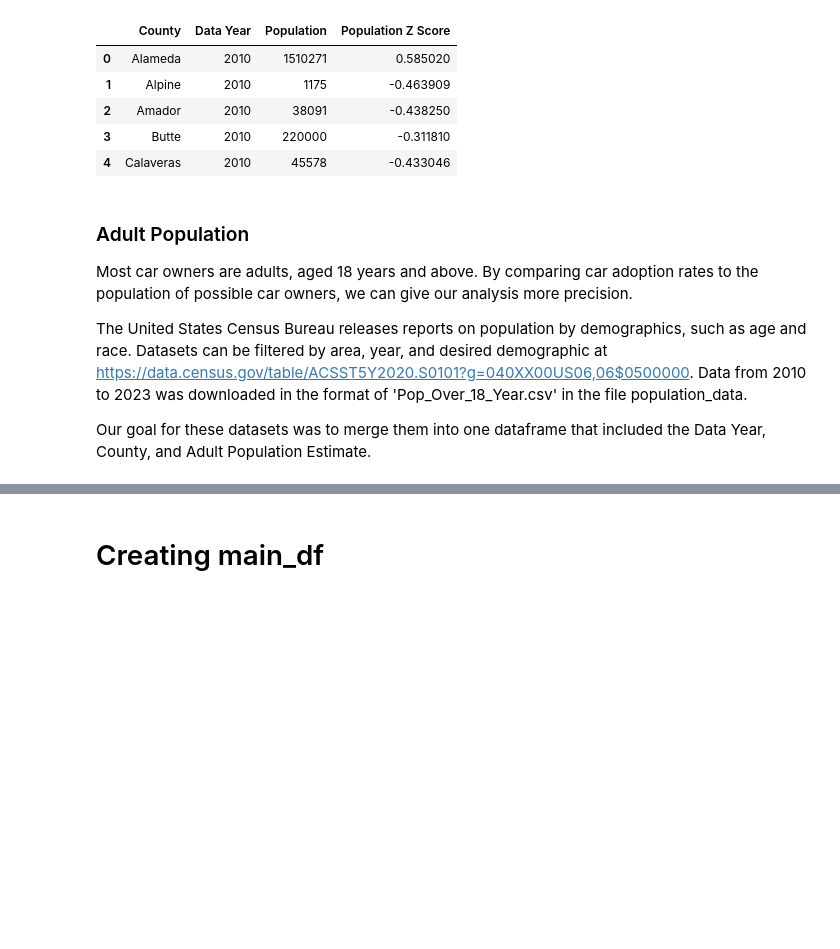
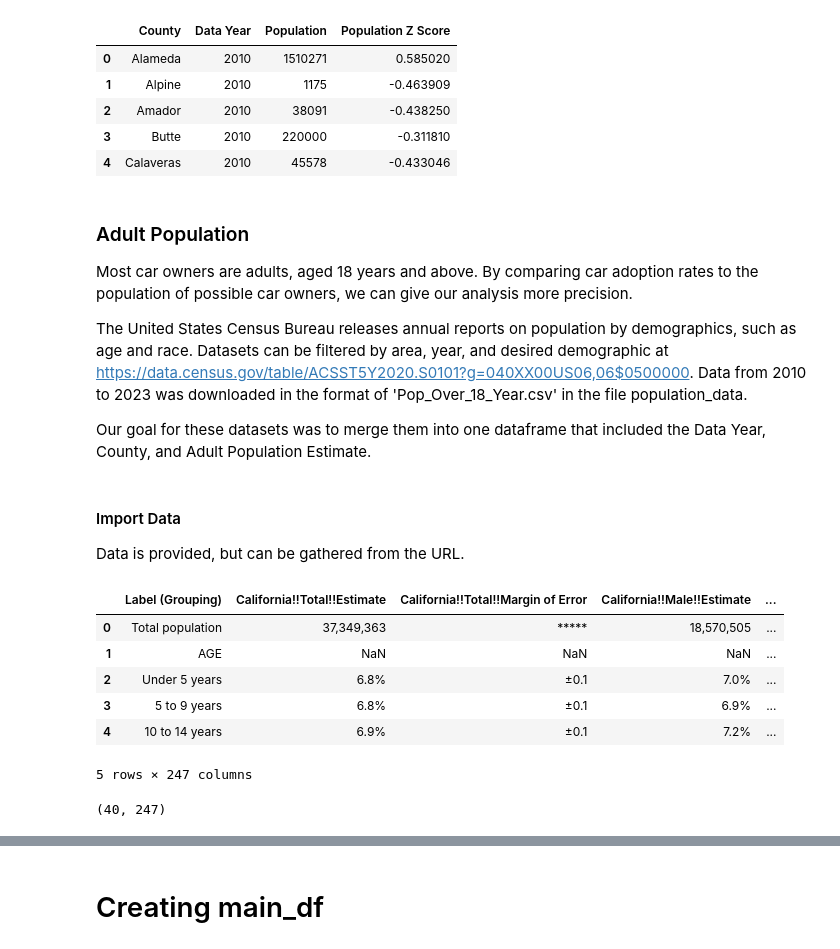
Before and after one commit to kellerl7/SIADS_Milestone_1, a Jupyter notebook: 19-btschmid-claris-lucaskel-kr_backup.ipynb, the cells around one changed output, grey strips where cells are left out. Drawn from its saved outputs; the diff is of its cells as text; code cells hidden in the pictures; blank space fills up the shorter version.

```diff
--- a/19-btschmid-claris-lucaskel-kr_backup.ipynb
+++ b/19-btschmid-claris-lucaskel-kr_backup.ipynb
@@ -675,6 +673,6 @@ df_pop.head()
 ### Adult Population
 Most car owners are adults, aged 18 years and above. By comparing car adoption rates to the population of possible car owners, we can give our analysis more precision.
 
-The United States Census Bureau releases reports on population by demographics, such as age and race. Datasets can be filtered by area, year, and desired demographic at https://data.census.gov/table/ACSST5Y2020.S0101?g=040XX00US06,06$0500000. Data from 2010 to 2023 was downloaded in the format of 'Pop_Over_18_Year.csv' in the file population_data.
+The United States Census Bureau releases annual reports on population by demographics, such as age and race. Datasets can be filtered by area, year, and desired demographic at https://data.census.gov/table/ACSST5Y2020.S0101?g=040XX00US06,06$0500000. Data from 2010 to 2023 was downloaded in the format of 'Pop_Over_18_Year.csv' in the file population_data.
 
 Our goal for these datasets was to merge them into one dataframe that included the Data Year, County, and Adult Population Estimate.
@@ -715,0 +679,32 @@ def aged_population(dataset, datayear):
+# %% [markdown]
+#### Import Data
+Data is provided, but can be gathered from the URL.
+# %%
+adult_csv_2010 = pd.read_csv('population_data/Pop_Over_18_2010.csv')
+adult_csv_2011 = pd.read_csv('population_data/Pop_Over_18_2011.csv')
+adult_csv_2012 = pd.read_csv('population_data/Pop_Over_18_2012.csv')
+adult_csv_2013 = pd.read_csv('population_data/Pop_Over_18_2013.csv')
+adult_csv_2014 = pd.read_csv('population_data/Pop_Over_18_2014.csv')
+adult_csv_2015 = pd.read_csv('population_data/Pop_Over_18_2015.csv')
+adult_csv_2016 = pd.read_csv('population_data/Pop_Over_18_2016.csv')
+adult_csv_2017 = pd.read_csv('population_data/Pop_Over_18_2017.csv')
+adult_csv_2018 = pd.read_csv('population_data/Pop_Over_18_2018.csv')
+adult_csv_2019 = pd.read_csv('population_data/Pop_Over_18_2019.csv')
+adult_csv_2020 = pd.read_csv('population_data/pop_over_18_2020.csv')
+adult_csv_2021 = pd.read_csv('population_data/Pop_Over_18_2021.csv')
+adult_csv_2022 = pd.read_csv('population_data/Pop_Over_18_2022.csv')
+adult_csv_2023 = pd.read_csv('population_data/Pop_Over_18_2023.csv')
+# %%
+adult_csv_2010.head()
+# %% [output]
+|  | Label (Grouping) | California!!Total!!Estimate | California!!Total!!Margin of Error | California!!Male!!Estimate | ... |
+| 0 | Total population | 37,349,363 | ***** | 18,570,505 | ... |
+| 1 | AGE | NaN | NaN | NaN | ... |
+| 2 | Under 5 years | 6.8% | ±0.1 | 7.0% | ... |
+| 3 | 5 to 9 years | 6.8% | ±0.1 | 6.9% | ... |
+| 4 | 10 to 14 years | 6.9% | ±0.1 | 7.2% | ... |
+5 rows × 247 columns
+# %%
+adult_csv_2010.shape
+# %% [output]
+(40, 247)
```
Also changed, not shown: parts of 22 cells of this notebook.
